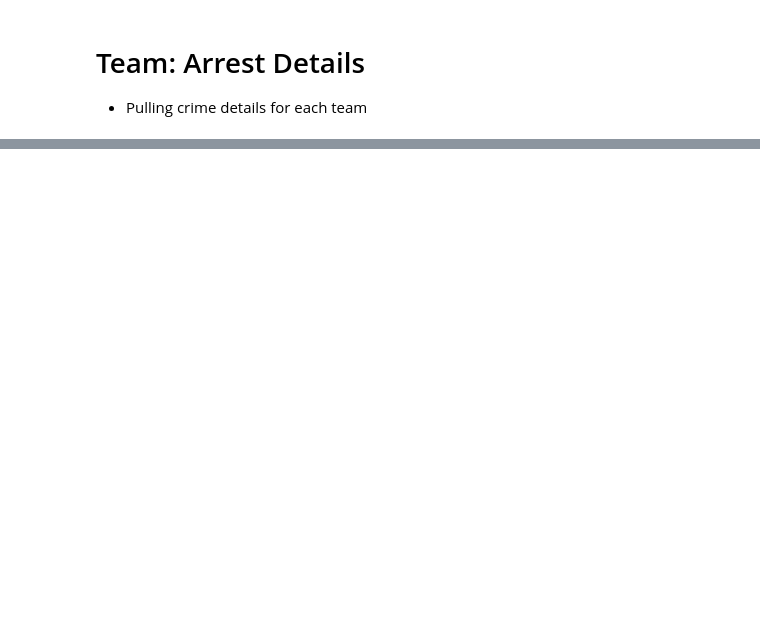
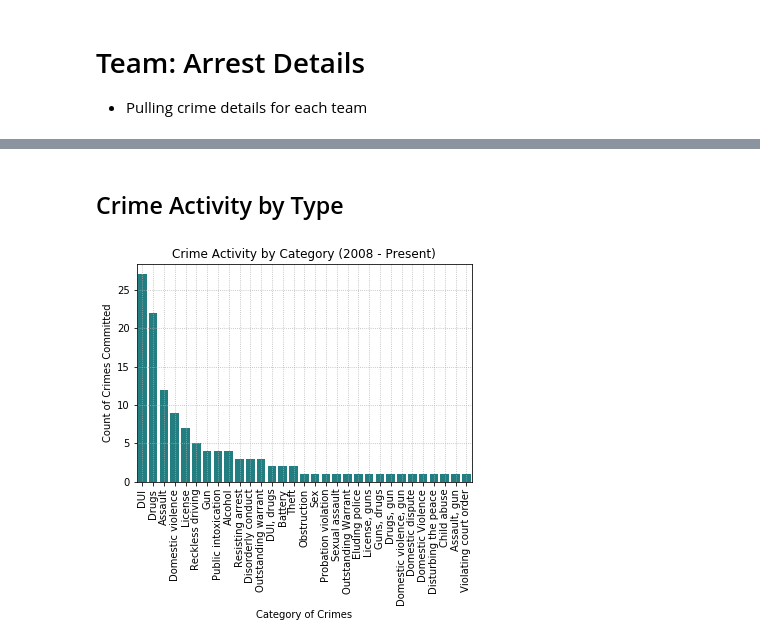
Before and after one commit to risatino/project-seadogs, a Jupyter notebook: player_team_arrest_details.ipynb, the cells around one changed output, grey strips where cells are left out. Cells and saved outputs as stored; diff of their text form; code cells hidden in the pictures; blank space fills up the shorter version.

```diff
--- a/player_team_arrest_details.ipynb
+++ b/player_team_arrest_details.ipynb
@@ -141,0 +140,23 @@ plt.show()
+# %% [markdown]
+## Crime Activity by Type
+# %%
+# develop dataframe to plot overall Player Crime type/count
+player_crime_type = player_arrest_details_df.groupby('Category').count()
+player_crime_type = player_crime_type['Crime Category']
+player_crime_type_count = pd.DataFrame(player_crime_type)
+player_crime_type_count = player_crime_type_count.rename(columns={'Crime Category':'Count'})
+
+player_crime_type_count.sort_values(by='Count', ascending=False, inplace=True)
+player_crime_type_count = player_crime_type_count.reset_index(inplace=False)
+
+# plot the total crime activity by players from 2008
+sns.barplot(x=player_crime_type_count['Category'], y=player_crime_type_count["Count"], color='#138D91')
+plt.title("Crime Activity by Category (2008 - Present)")
+plt.ylabel("Count of Crimes Committed")
+plt.xlabel("Category of Crimes")
+plt.xticks(rotation=90)
+plt.grid(linestyle='dotted')
+plt.savefig("Player_Crime_Type.png")
+plt.show()
+# %% [output]
+[figure, added]
```
Also changed, not shown: parts of 10 cells of this notebook, 13 other files.
